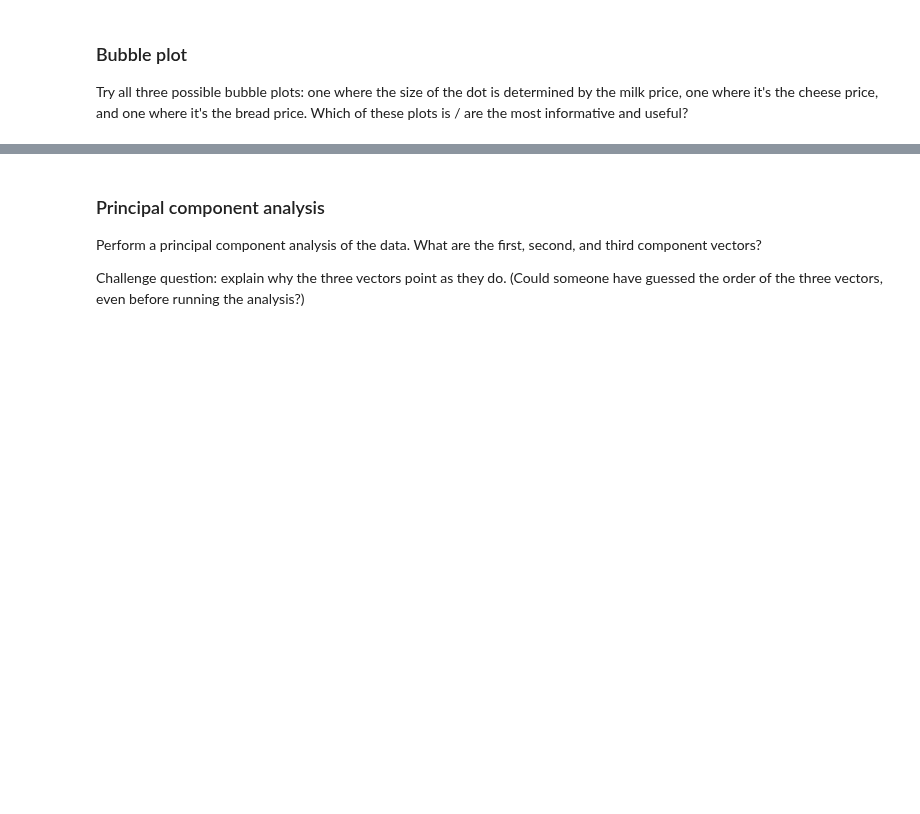
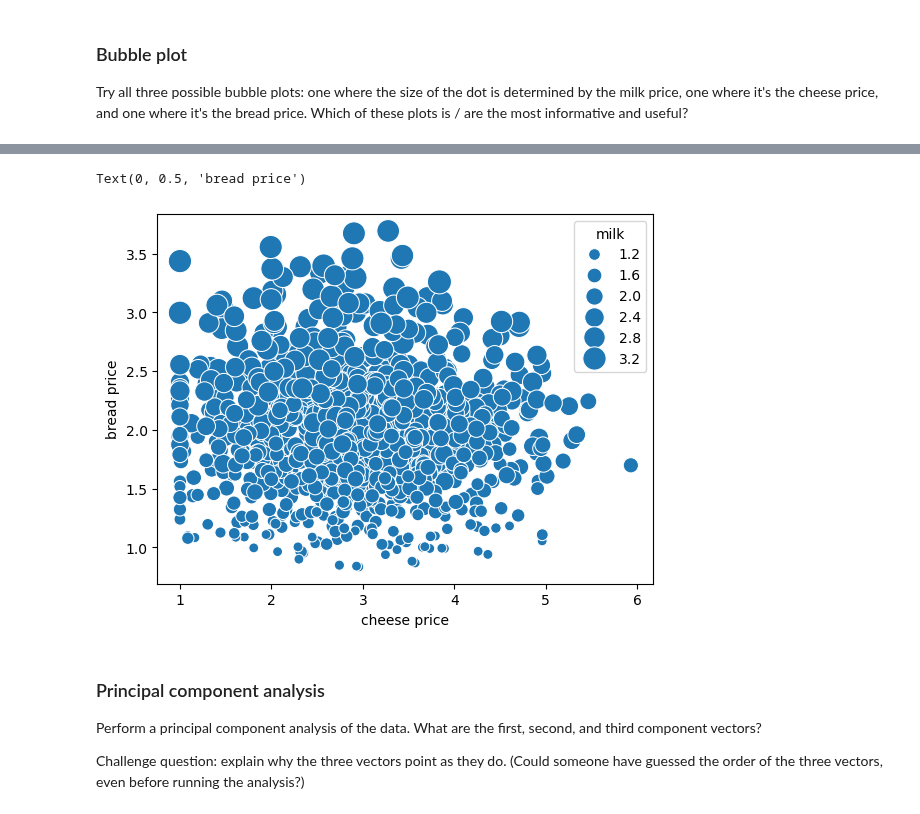
Before and after one commit to veniola/Module-B-semester-2, a Jupyter notebook: OMDS-ModB2-Week8-Eniola-Victoria.ipynb, the cells around one changed output, grey strips where cells are left out. Cells and saved outputs as stored; diff of their text form; code cells hidden in the pictures; blank space fills up the shorter version.

```diff
--- a/OMDS-ModB2-Week8-Eniola-Victoria.ipynb
+++ b/OMDS-ModB2-Week8-Eniola-Victoria.ipynb
@@ -255,3 +302,13 @@ Try all three possible bubble plots: one where the size of the dot is determined
+# %%
+# bread price
+minbread = bread_series.min()
+maxbread = bread_series.max()
+ax = sns.scatterplot(data = df3, x = "bread", y = "cheese", size = "milk", sizes = (minbread / maxbread * maxbubble, maxbubble))
+ax.set_xlabel("cheese price")
+ax.set_ylabel("bread price")
+# %% [output]
+Text(0, 0.5, 'bread price')
+[figure, added]
 # %% [markdown]
 ### Principal component analysis
 
```
Also changed, not shown: parts of 3 cells of this notebook.
